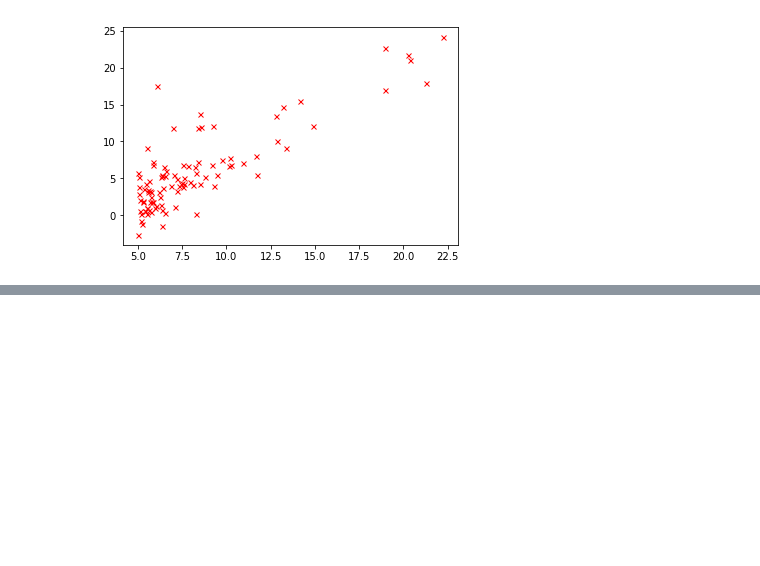
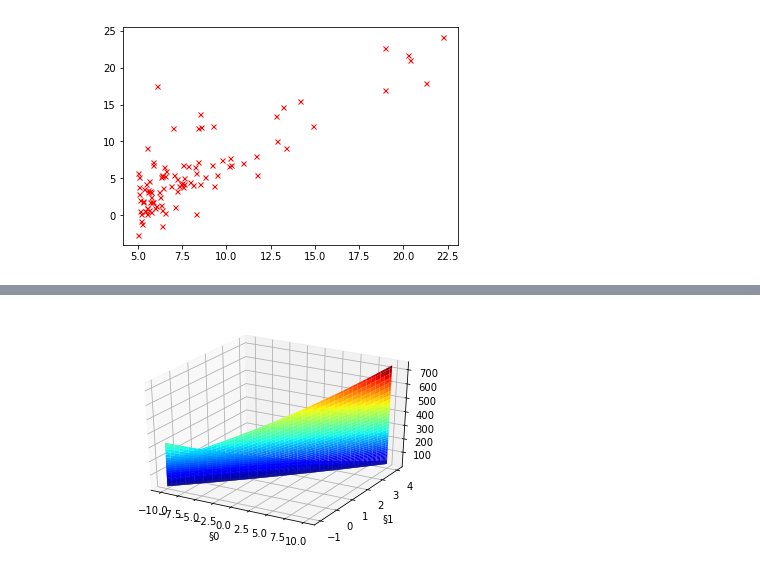
Before and after one commit to frolovconst/PyLearning, a Jupyter notebook: ang/exercise/ex1.ipynb, the cells around one changed output, grey strips where cells are left out. Drawn from its saved outputs; the diff is of its cells as text; code cells hidden in the pictures; blank space fills up the shorter version.

```diff
--- a/ang/exercise/ex1.ipynb
+++ b/ang/exercise/ex1.ipynb
@@ -70,0 +106,9 @@ hstry[0]
+# %%
+fig = plt.figure()
+ax = fig.gca(projection='3d')
+ax.plot_surface(theta0_vals, theta1_vals, J_vals.T, cmap=cm.jet)
+plt.xlabel('§0')
+plt.ylabel('§1')
+plt.show()
+# %% [output]
+[figure, added]
```
Also changed, not shown: parts of 15 cells of this notebook, 5 other files.
